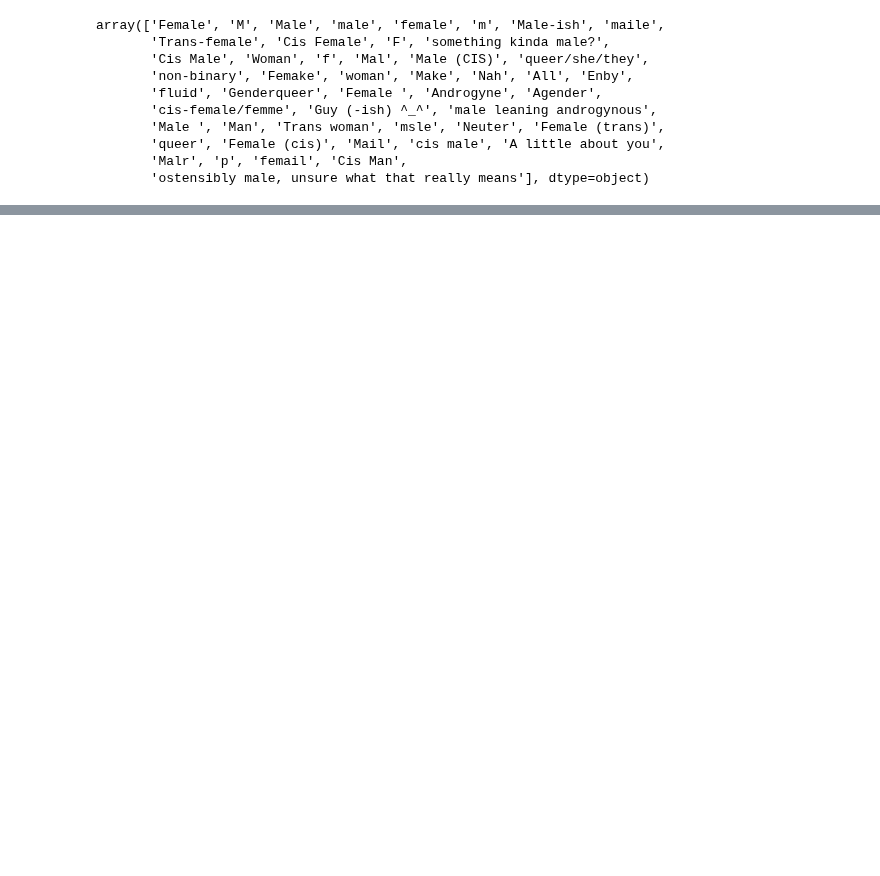
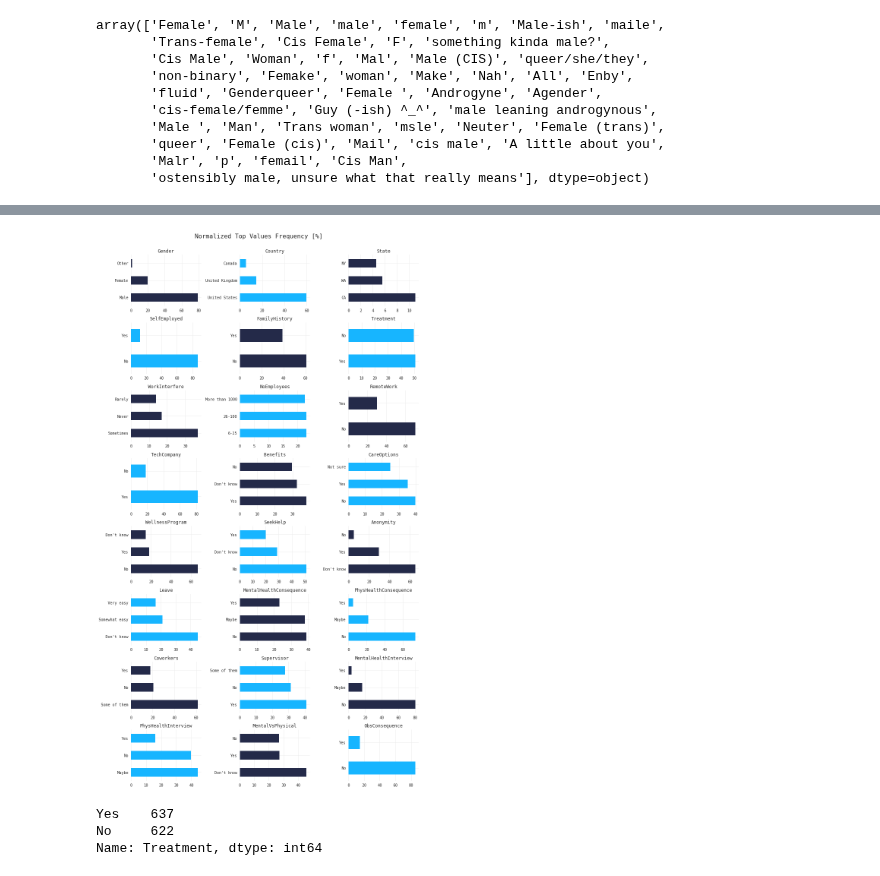
Before and after one commit to qu4ku/datasets-analysis, a Jupyter notebook: 004-mental-health-in-tech-survey-2014.ipynb, the cells around one changed output, grey strips where cells are left out. Cells and saved outputs as stored; diff of their text form; code cells hidden in the pictures; blank space fills up the shorter version.

```diff
--- a/004-mental-health-in-tech-survey-2014.ipynb
+++ b/004-mental-health-in-tech-survey-2014.ipynb
@@ -251,0 +250,19 @@ ValueError: num must be 1 <= num <= 24, not 25
+# %%
+# Checking for top frequnet values
+top_range = 3
+categorical_cols = [col for col in df.columns if df[col].dtype == 'object' and col != 'Comments']
+plt.figure(figsize=(12, 20))
+plt.suptitle('Normalized Top Values Frequency [%]', y=1.02, fontsize=16)
+for i, col in enumerate(categorical_cols):
+    plt.subplot(8, 3, i+1)
+    plt.title(col, fontsize=12)
+    (df[col].value_counts() / df.shape[0] * 100)[:top_range].plot(kind='barh', color=[colors[0] if i%2 == 0 else colors[1]]);
+    plt.tight_layout()
+# %% [output]
+[figure, added]
+# %%
+df.Treatment.value_counts()
+# %% [output]
+Yes    637
+No     622
+Name: Treatment, dtype: int64
```
Also changed, not shown: parts of 13 cells of this notebook.
